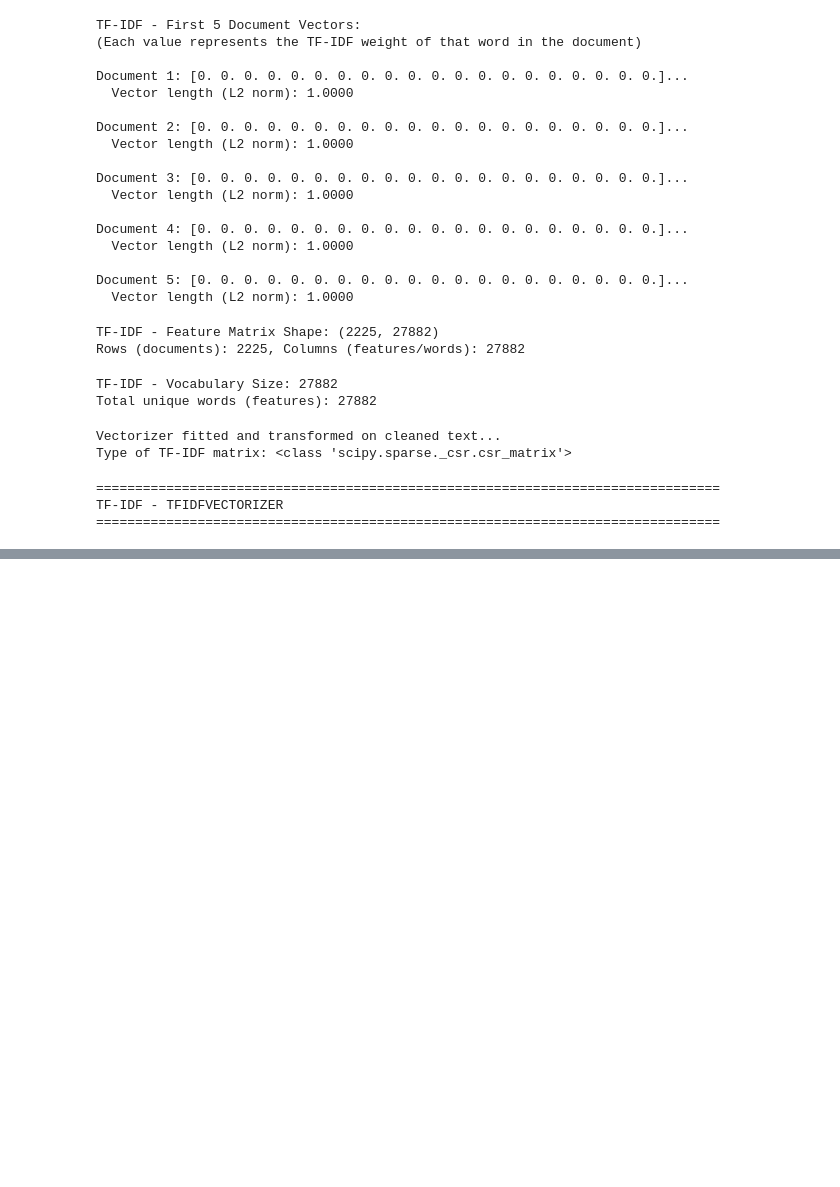
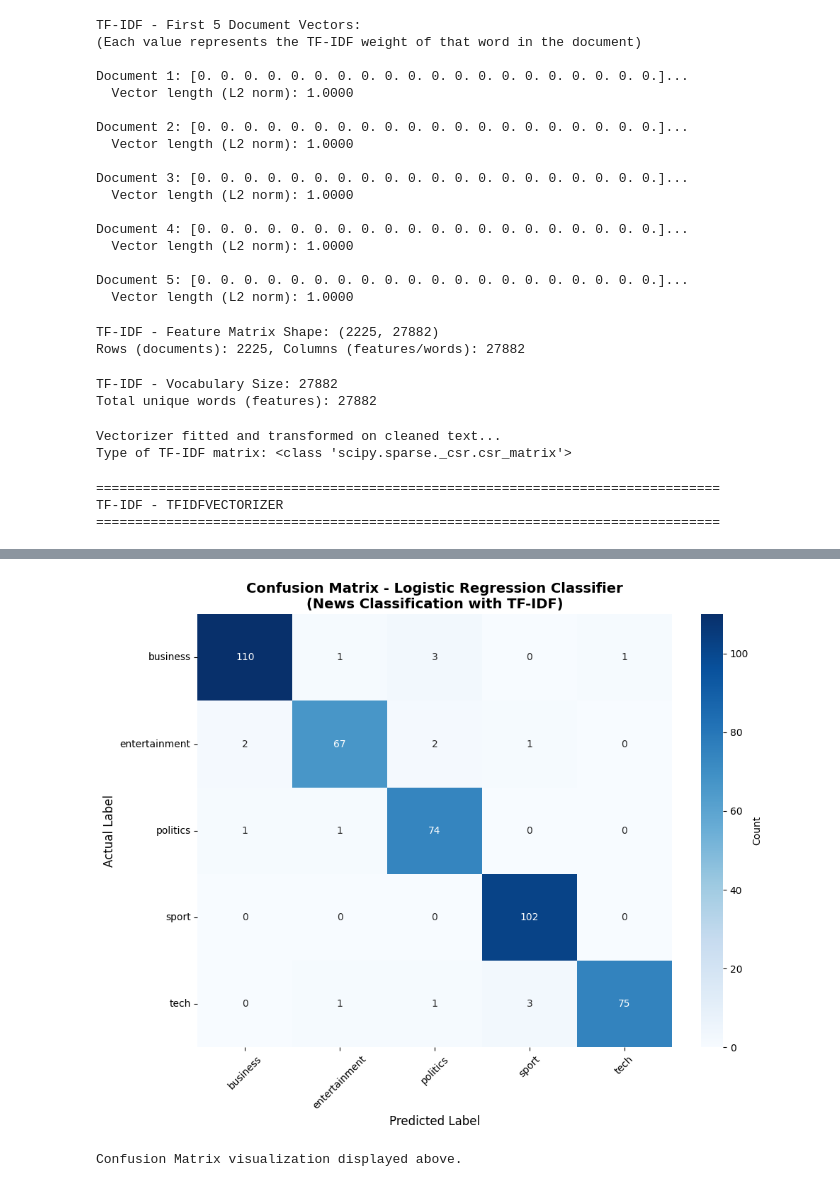
Before and after one commit to danyalejaz/nlp_course, a Jupyter notebook: 01_assignment/notebook/assignment_01.ipynb, the cells around one changed output, grey strips where cells are left out. Saved outputs shown, nothing was run; the diff lists cells and outputs as text; code cells hidden in the pictures; blank space fills up the shorter version.

Commit message:
NLP Assignment 01 Part 4: Classification with Logistic Regression - traintest split, model training, accuracy evaluation, confusion matrix heatmap, and classification report

```diff
--- a/01_assignment/notebook/assignment_01.ipynb
+++ b/01_assignment/notebook/assignment_01.ipynb
@@ -505,0 +509,16 @@ TF-IDF - TFIDFVECTORIZER
+# %%
+## STEP 1: PREPARE FEATURES AND LABELS
+
+# X = TF-IDF feature matrix (documents x words)
+# y = class labels (sport, business, politics, tech, entertainment)
+
+X = tfidf_matrix  # Already created in Part 3B
+y = df['label']   # Class labels
+
+print("=" * 80)
+print("STEP 1: PREPARE FEATURES AND LABELS")
+print("=" * 80)
+print(f"\nFeatures (X) shape: {X.shape}")
+print(f"Labels (y) shape: {y.shape}")
+print(f"\nClass distribution:")
+print(y.value_counts())
@@ -505,0 +688,27 @@ TF-IDF - TFIDFVECTORIZER
+# %%
+import matplotlib.pyplot as plt
+import seaborn as sns
+
+## STEP 6: CONFUSION MATRIX (VISUALIZED WITH HEATMAP)
+# Visual representation of confusion matrix
+# Darker colors = more predictions in that cell
+# Diagonal = correct predictions (True Positives)
+# Off-diagonal = misclassifications
+
+plt.figure(figsize=(10, 8))
+sns.heatmap(cm, annot=True, fmt='d', cmap='Blues',
+            xticklabels=model.classes_,
+            yticklabels=model.classes_,
+            cbar_kws={'label': 'Count'})
+plt.title('Confusion Matrix - Logistic Regression Classifier\n(News Classification with TF-IDF)', fontsize=14, fontweight='bold')
+plt.ylabel('Actual Label', fontsize=12)
+plt.xlabel('Predicted Label', fontsize=12)
+plt.xticks(rotation=45)
+plt.yticks(rotation=0)
+plt.tight_layout()
+plt.show()
+
+print("\nConfusion Matrix visualization displayed above.")
+# %% [output]
+[figure, added]
+Confusion Matrix visualization displayed above.
```
Also changed, not shown: parts of 7 cells of this notebook.
